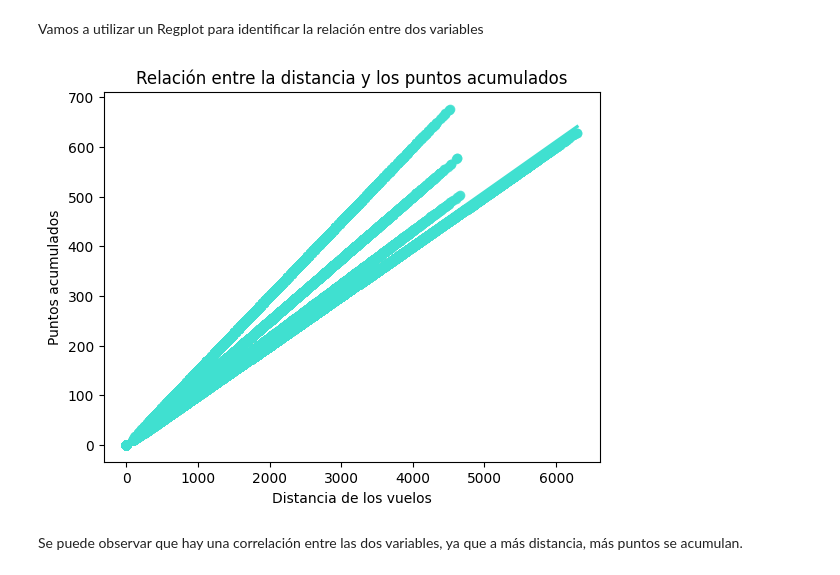
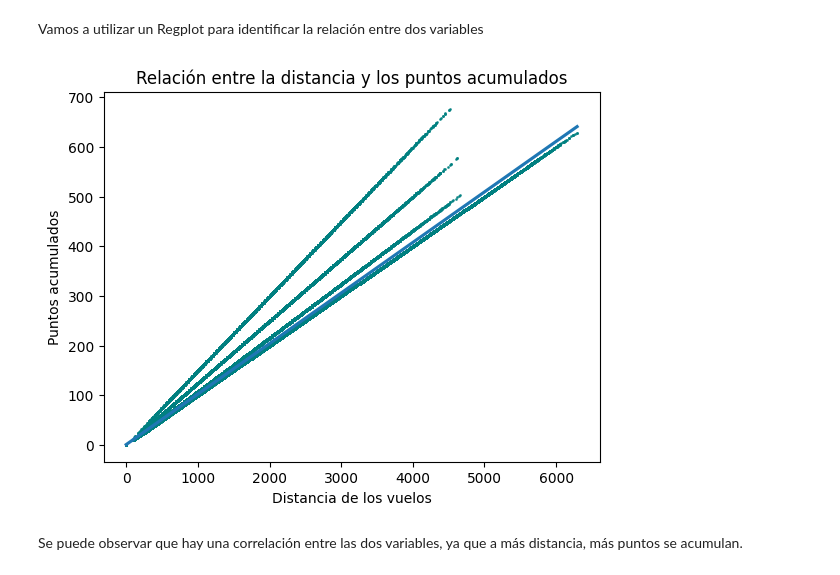
Before and after one commit to Adalab/bda-modulo-3-evaluacion-final-lopezleyre, a Jupyter notebook: leyre-evaluacion_modulo3.ipynb, the cells around one changed output. Saved outputs shown, nothing was run; the diff lists cells and outputs as text; code cells hidden in the pictures.

```diff
--- a/leyre-evaluacion_modulo3.ipynb
+++ b/leyre-evaluacion_modulo3.ipynb
@@ -456,18 +456,18 @@ Vamos a utilizar un Regplot para identificar la relación entre dos variables
 # %%
 sns.regplot(x = "distance",
             y = "points_accumulated",
             data = df,
-            color = "turquoise")
+            scatter_kws = {"color": "teal", "s": 1})
 
 # Título de los ejes:
 
 plt.xlabel("Distancia de los vuelos")
 plt.ylabel("Puntos acumulados")
 
 # Título de la gráfica:
 plt.title("Relación entre la distancia y los puntos acumulados");
 # %% [output]
-[figure, old version]
+[figure, new version]
 # %% [markdown]
 Se puede observar que hay una correlación entre las dos variables, ya que a más distancia, más puntos se acumulan.
 # %% [markdown]
```
Also changed, not shown: parts of 14 cells of this notebook, 1 other file.
